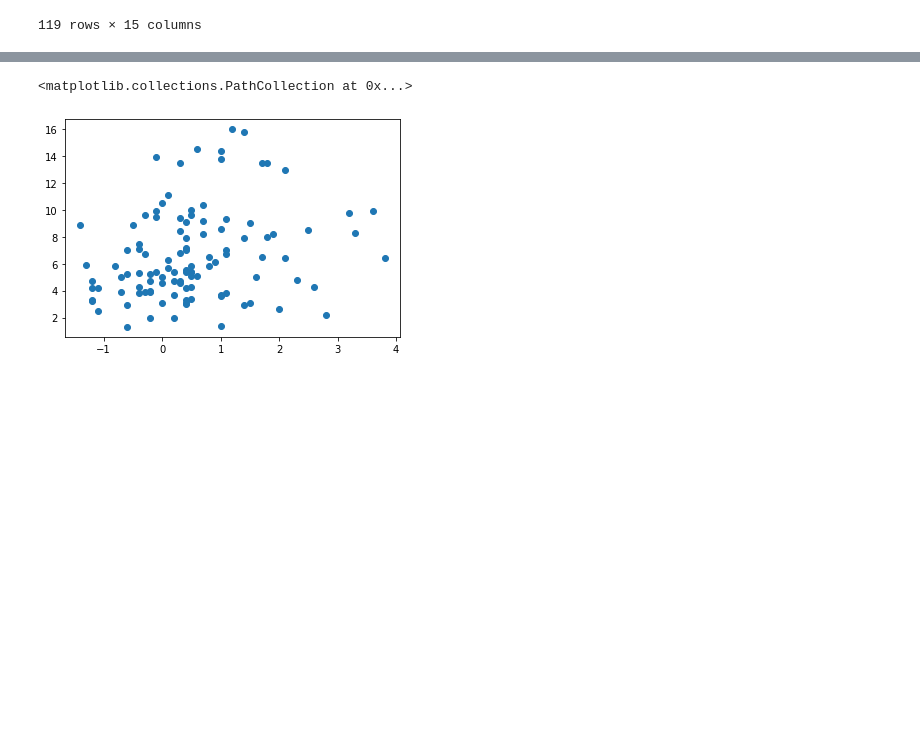
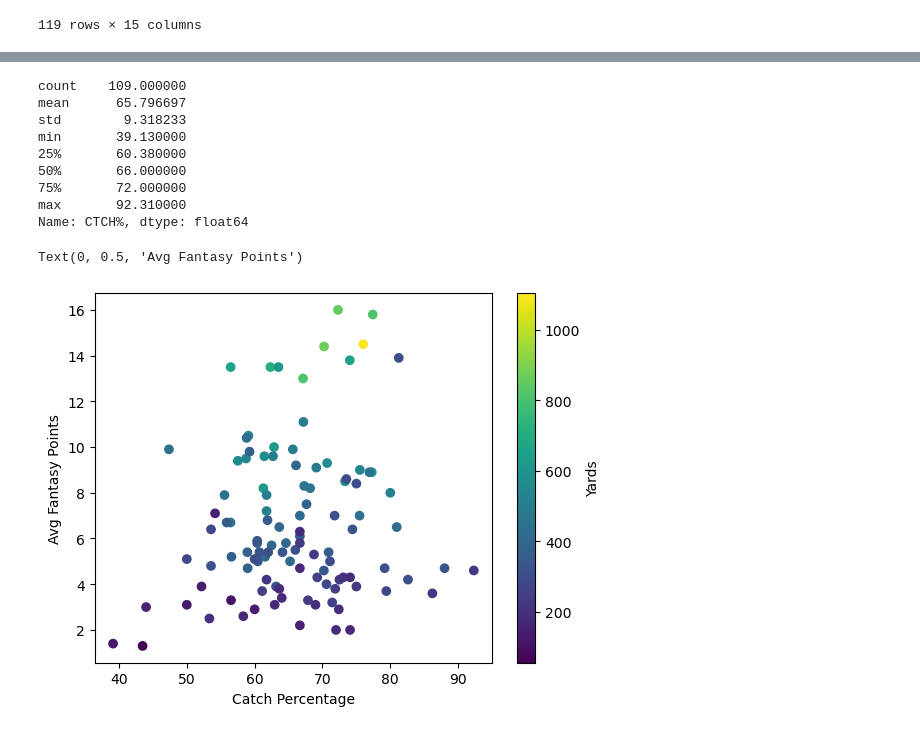
Before and after one commit to mattfunky/DSCI-470, a Jupyter notebook: rec_project.ipynb, the cells around one changed output, grey strips where cells are left out. Cells and saved outputs as stored; diff of their text form; code cells hidden in the pictures; blank space fills up the shorter version.

```diff
--- a/rec_project.ipynb
+++ b/rec_project.ipynb
@@ -10,6 +20,6 @@ from sklearn.linear_model import LinearRegression
 # %%
-rec_stats = pd.read_csv("rec_stats/rec_stats.csv")
-with open('rec_stats/player_names.txt') as f:
+rec_stats = pd.read_csv("rec_stats.csv")
+with open('player_names.txt') as f:
     names = f.readlines()
 
 rec_stats = rec_stats.drop(['Unnamed: 14'], axis = 1)
@@ -40,5 +50,5 @@ stats = rec_stats.assign(player_name = names)
 # %%
-fantasy = pd.read_csv("rec_stats/rec_fantasy.tsv", sep="\t")
+fantasy = pd.read_csv("rec_fantasy.tsv", sep="\t")
 # %%
 fantasy
 # %% [output]
@@ -120,5 +216,18 @@ plt.scatter(all_stats['TAY%'], all_stats['avg_points'])
 # %%
-plt.scatter(all_stats['+/-'], all_stats['avg_points'])
+print(all_stats['CTCH%'].describe())
+plt.scatter(all_stats['CTCH%'], all_stats['avg_points'], c = all_stats['YDS'])
+plt.colorbar(label = 'Yards')
+plt.xlabel('Catch Percentage')
+plt.ylabel('Avg Fantasy Points')
 # %% [output]
-<matplotlib.collections.PathCollection at 0x...>
+count    109.000000
+mean      65.796697
+std        9.318233
+min       39.130000
+25%       60.380000
+50%       66.000000
+75%       72.000000
+max       92.310000
+Name: CTCH%, dtype: float64
+Text(0, 0.5, 'Avg Fantasy Points')
-[figure, old version]
+[figure, new version]
```
Also changed, not shown: parts of 61 cells of this notebook.
